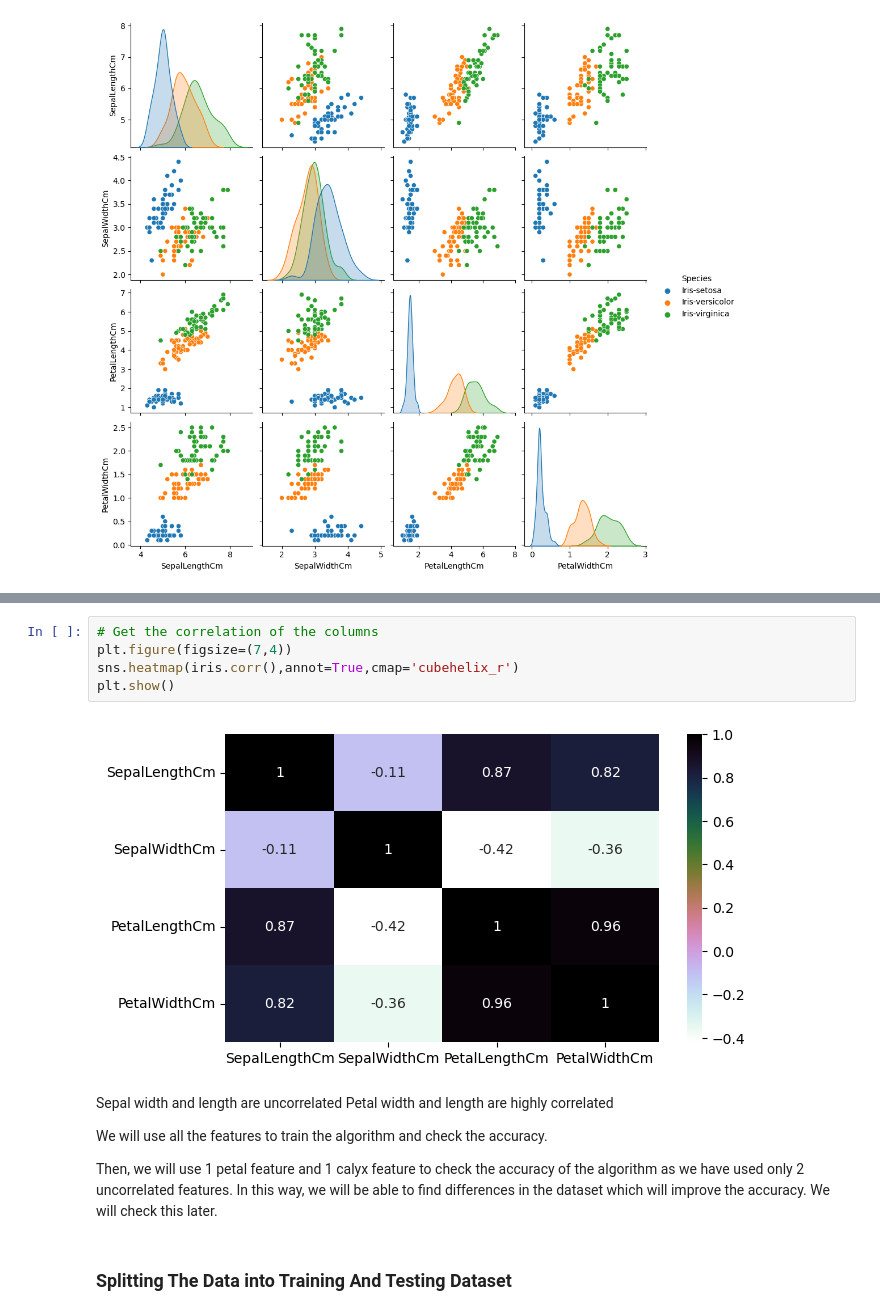
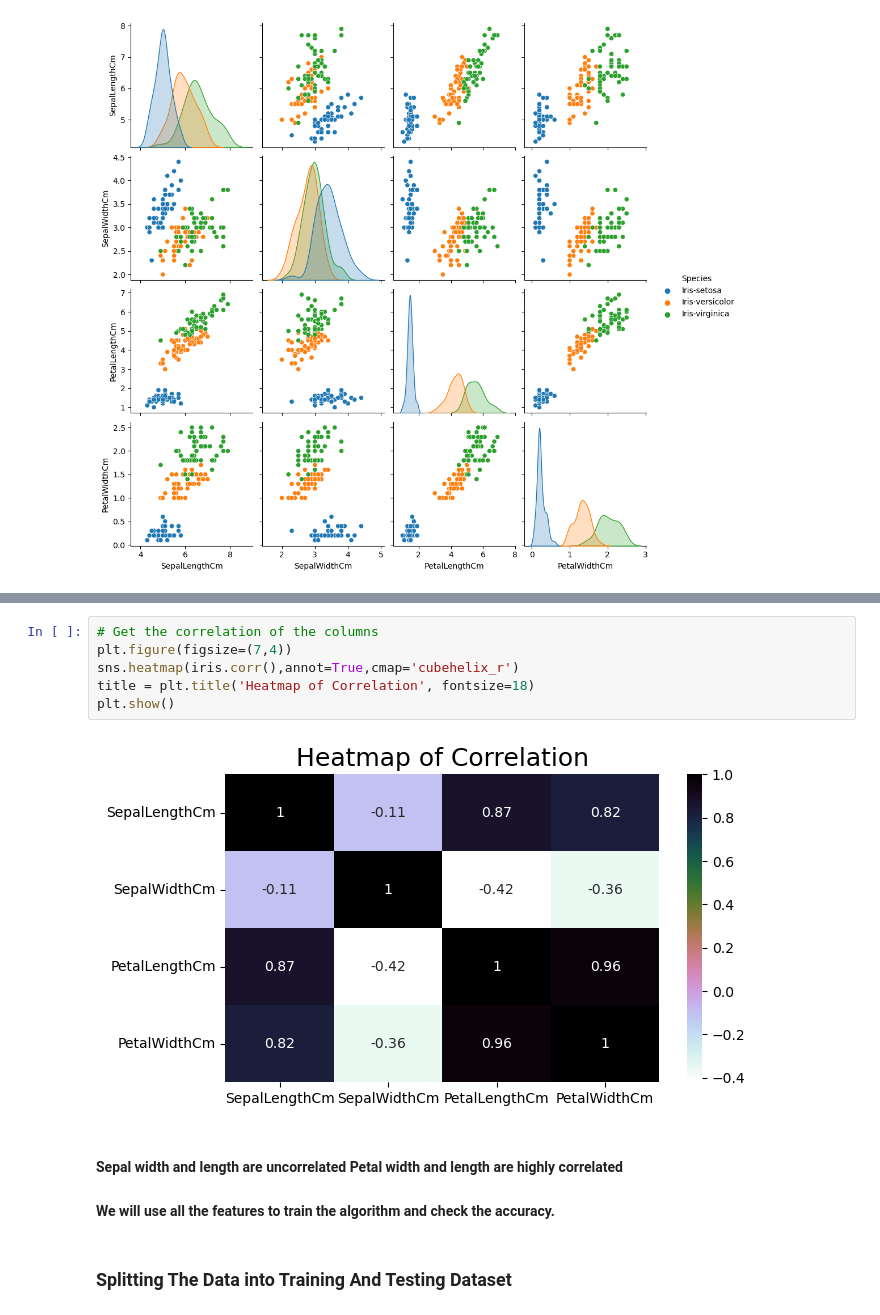
Before and after one commit to lornalyu/qtm531spring2024, a Jupyter notebook: Assignment/QTM531 Assignmnet4 Lorna.ipynb, the cells around one changed output, grey strips where cells are left out. Cells and saved outputs as stored; diff of their text form.

```diff
--- a/Assignment/QTM531 Assignmnet4 Lorna.ipynb
+++ b/Assignment/QTM531 Assignmnet4 Lorna.ipynb
@@ -78,16 +102,15 @@ sns.pairplot(iris, hue='Species')
 # %%
 # Get the correlation of the columns
 plt.figure(figsize=(7,4))
 sns.heatmap(iris.corr(),annot=True,cmap='cubehelix_r')
+title = plt.title('Heatmap of Correlation', fontsize=18)
 plt.show()
 # %% [output]
-[figure, old version]
+[figure, new version]
 # %% [markdown]
-Sepal width and length are uncorrelated Petal width and length are highly correlated
+#### Sepal width and length are uncorrelated Petal width and length are highly correlated
 
-We will use all the features to train the algorithm and check the accuracy.
-
-Then, we will use 1 petal feature and 1 calyx feature to check the accuracy of the algorithm as we have used only 2 uncorrelated features. In this way, we will be able to find differences in the dataset which will improve the accuracy. We will check this later.
+#### We will use all the features to train the algorithm and check the accuracy.
 # %% [markdown]
 ### Splitting The Data into Training And Testing Dataset
 # %%
```
Also changed, not shown: parts of 27 cells of this notebook.
